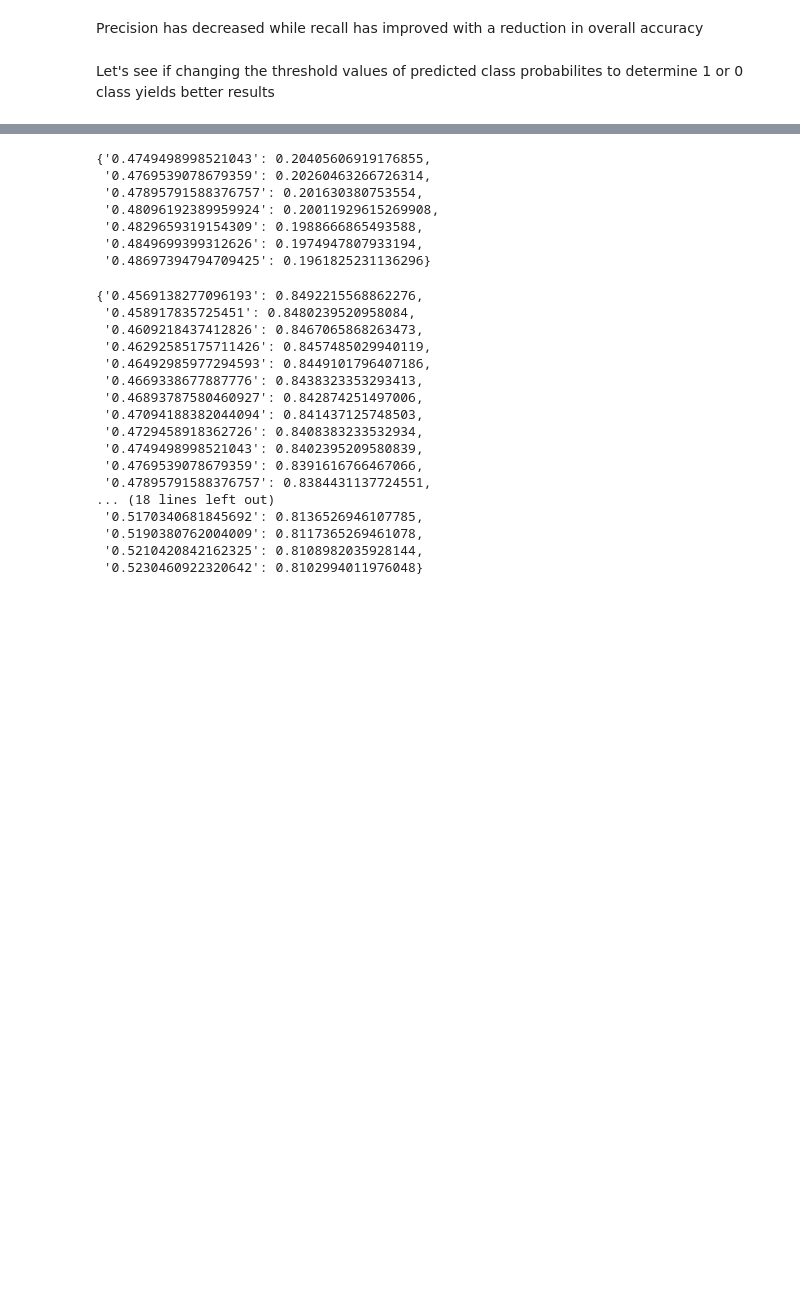
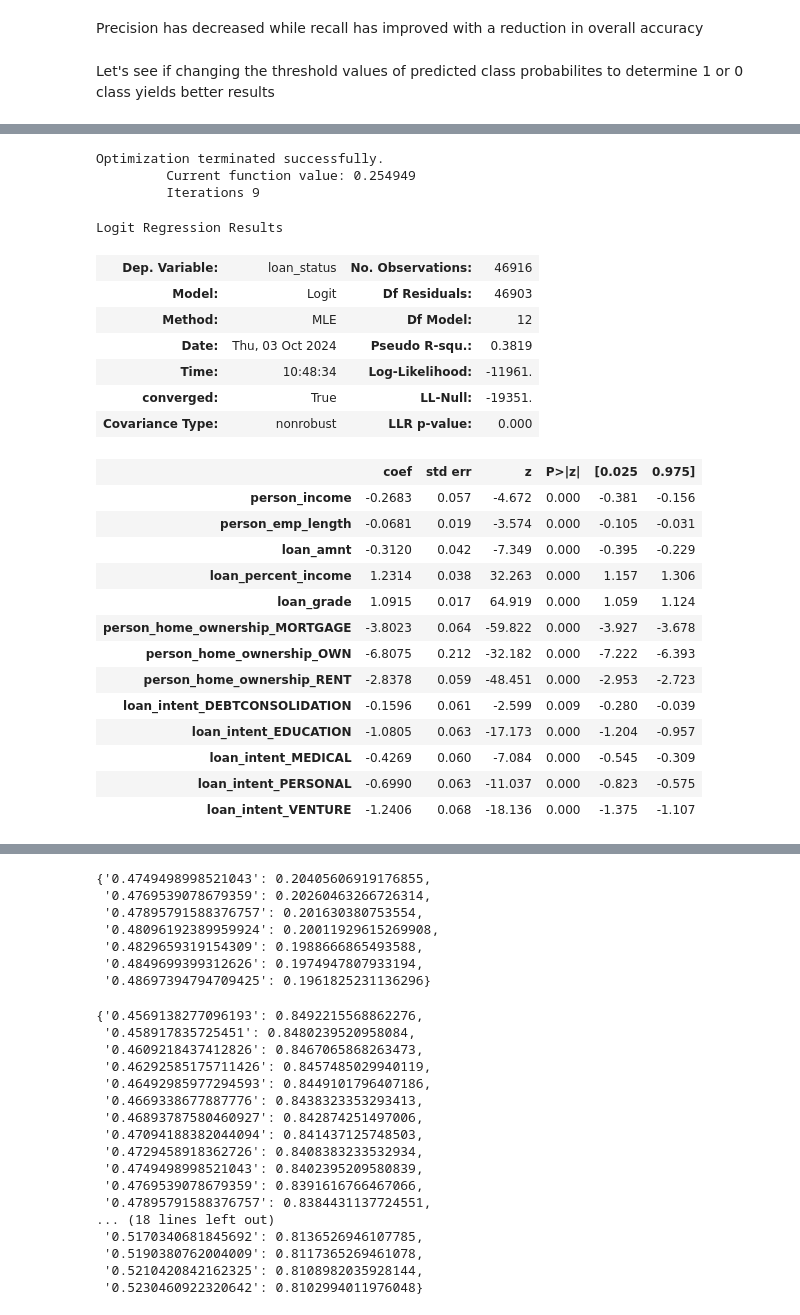
Before and after one commit to ricrichardthomas1/kaggle_loan, a Jupyter notebook: notebooks/loan_approval.ipynb, the cells around one changed output, grey strips where cells are left out. Cells and saved outputs as stored; diff of their text form; code cells hidden in the pictures; blank space fills up the shorter version.

```diff
--- a/notebooks/loan_approval.ipynb
+++ b/notebooks/loan_approval.ipynb
@@ -512,0 +538,32 @@ accuracies, precisions, recalls, specificities, fprs, f1_scores = roc_log_reg([y
+# %%
+import statsmodels.api as sm
+
+logit_m = sm.Logit(y_train, X_train.drop(columns = ['person_home_ownership_OTHER','loan_int_rate','loan_intent_HOMEIMPROVEMENT', 'person_age'])) #'person_age'
+fitted_logit_m = logit_m.fit()
+fitted_logit_m.summary()
+# %% [output]
+Optimization terminated successfully.
+         Current function value: 0.254949
+         Iterations 9
+Logit Regression Results
+| Dep. Variable: | loan_status | No. Observations: | 46916 |
+| Model: | Logit | Df Residuals: | 46903 |
+| Method: | MLE | Df Model: | 12 |
+| Date: | Thu, 03 Oct 2024 | Pseudo R-squ.: | 0.3819 |
+| Time: | 10:48:34 | Log-Likelihood: | -11961. |
+| converged: | True | LL-Null: | -19351. |
+| Covariance Type: | nonrobust | LLR p-value: | 0.000 |
+|  | coef | std err | z | P>|z| | [0.025 | 0.975] |
+| person_income | -0.2683 | 0.057 | -4.672 | 0.000 | -0.381 | -0.156 |
+| person_emp_length | -0.0681 | 0.019 | -3.574 | 0.000 | -0.105 | -0.031 |
+| loan_amnt | -0.3120 | 0.042 | -7.349 | 0.000 | -0.395 | -0.229 |
+| loan_percent_income | 1.2314 | 0.038 | 32.263 | 0.000 | 1.157 | 1.306 |
+| loan_grade | 1.0915 | 0.017 | 64.919 | 0.000 | 1.059 | 1.124 |
+| person_home_ownership_MORTGAGE | -3.8023 | 0.064 | -59.822 | 0.000 | -3.927 | -3.678 |
+| person_home_ownership_OWN | -6.8075 | 0.212 | -32.182 | 0.000 | -7.222 | -6.393 |
+| person_home_ownership_RENT | -2.8378 | 0.059 | -48.451 | 0.000 | -2.953 | -2.723 |
+| loan_intent_DEBTCONSOLIDATION | -0.1596 | 0.061 | -2.599 | 0.009 | -0.280 | -0.039 |
+| loan_intent_EDUCATION | -1.0805 | 0.063 | -17.173 | 0.000 | -1.204 | -0.957 |
+| loan_intent_MEDICAL | -0.4269 | 0.060 | -7.084 | 0.000 | -0.545 | -0.309 |
+| loan_intent_PERSONAL | -0.6990 | 0.063 | -11.037 | 0.000 | -0.823 | -0.575 |
+| loan_intent_VENTURE | -1.2406 | 0.068 | -18.136 | 0.000 | -1.375 | -1.107 |
```
Also changed, not shown: parts of 22 cells of this notebook, 1 other file.
